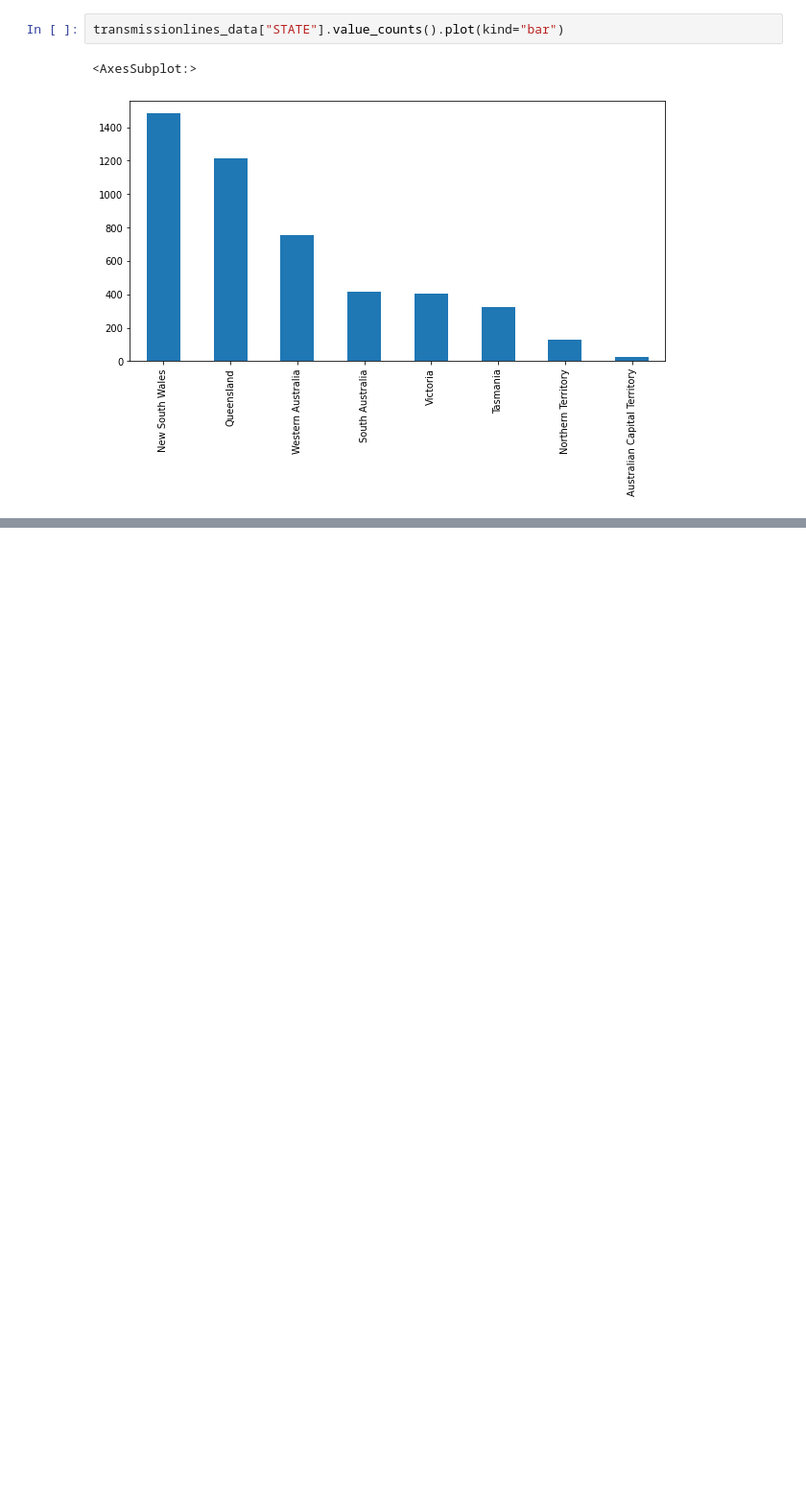
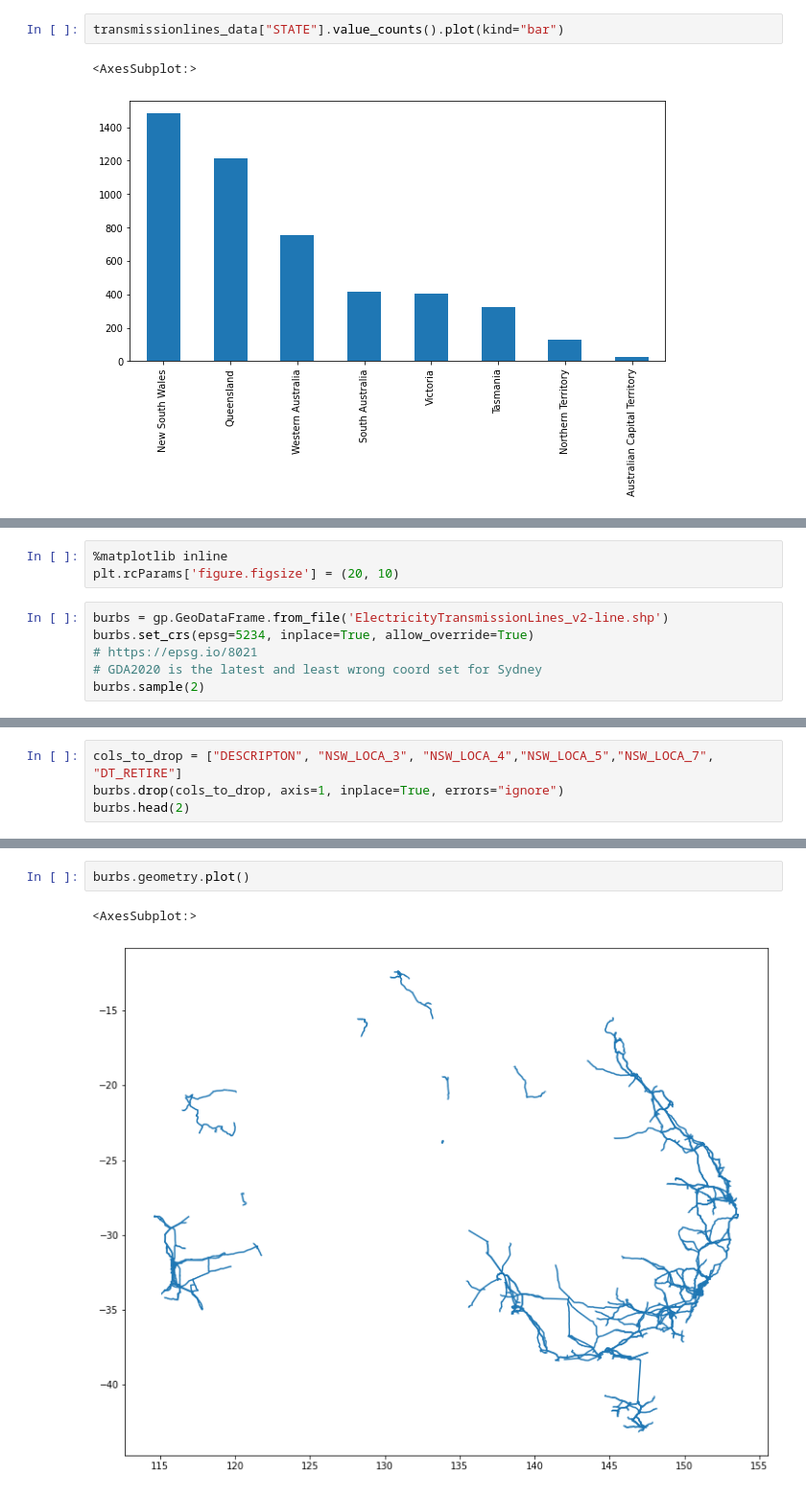
Before and after one commit to EvJ-5903/me, a Jupyter notebook: set5/Data Collection.ipynb, the cells around one changed output, grey strips where cells are left out. Shown at 96% size. Saved outputs shown, nothing was run; the diff lists cells and outputs as text; blank space fills up the shorter version.

Commit message:
DATA PROJECT

```diff
--- a/set5/Data Collection.ipynb
+++ b/set5/Data Collection.ipynb
@@ -108,0 +118,9 @@ transmissionlines_data["STATE"].value_counts().plot(kind="bar")
+# %%
+%matplotlib inline
+plt.rcParams['figure.figsize'] = (20, 10)
+# %%
+burbs = gp.GeoDataFrame.from_file('ElectricityTransmissionLines_v2-line.shp')
+burbs.set_crs(epsg=5234, inplace=True, allow_override=True)
+# https://epsg.io/8021
+# GDA2020 is the latest and least wrong coord set for Sydney
+burbs.sample(2)
@@ -108,0 +131,4 @@ transmissionlines_data["STATE"].value_counts().plot(kind="bar")
+# %%
+cols_to_drop = ["DESCRIPTON", "NSW_LOCA_3", "NSW_LOCA_4","NSW_LOCA_5","NSW_LOCA_7", "DT_RETIRE"]
+burbs.drop(cols_to_drop, axis=1, inplace=True, errors="ignore")
+burbs.head(2)
@@ -108,0 +139,5 @@ transmissionlines_data["STATE"].value_counts().plot(kind="bar")
+# %%
+burbs.geometry.plot()
+# %% [output]
+<AxesSubplot:>
+[figure, added]
```
Also changed, not shown: parts of 17 cells of this notebook, 13 other files.
